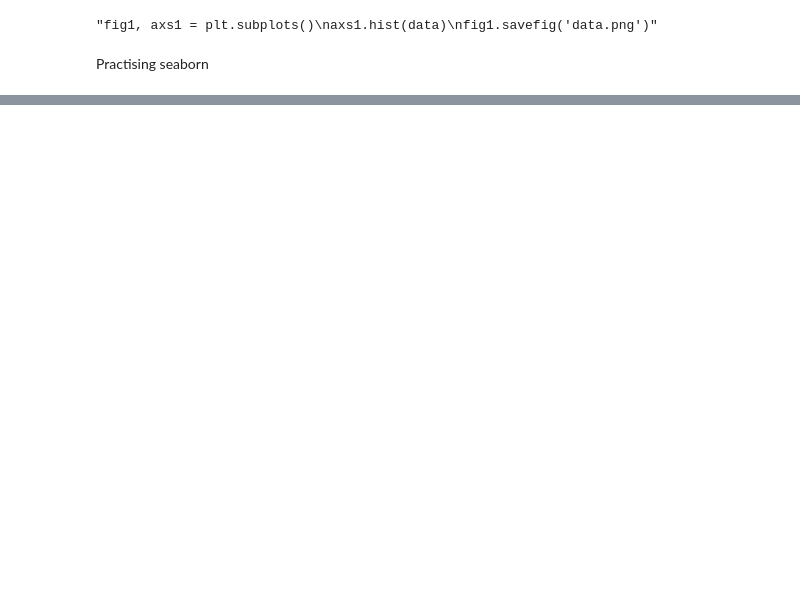
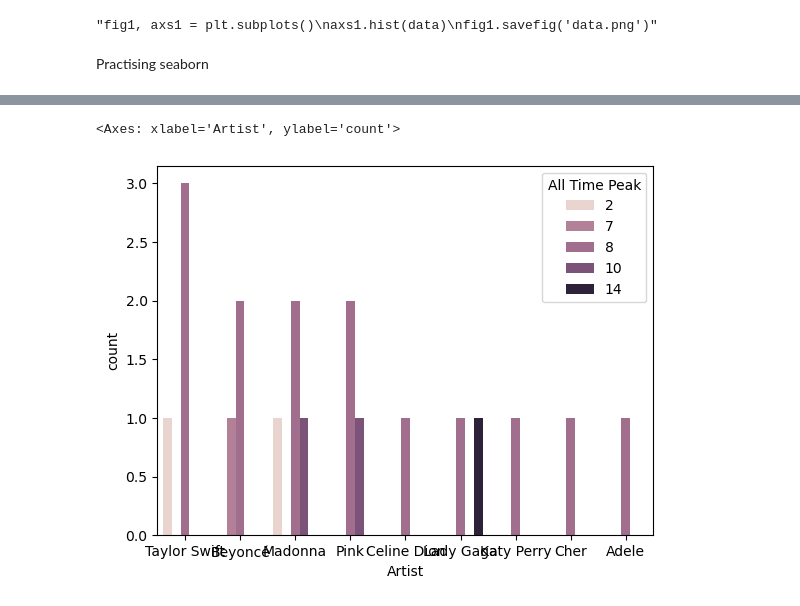
Before and after one commit to Limbu-Unish/Pandas_Content, a Jupyter notebook: Datavisualization_Finalized_dataset.ipynb, the cells around one changed output, grey strips where cells are left out. Drawn from its saved outputs; the diff is of its cells as text; code cells hidden in the pictures; blank space fills up the shorter version.

```diff
--- a/Datavisualization_Finalized_dataset.ipynb
+++ b/Datavisualization_Finalized_dataset.ipynb
@@ -119,0 +159,6 @@ sns.displot(data = data)
+# %%
+#Count plots
+sns.countplot(x = df['Artist'], hue=df['All Time Peak'])
+# %% [output]
+<Axes: xlabel='Artist', ylabel='count'>
+[figure, added]
```
Also changed, not shown: parts of 9 cells of this notebook.
